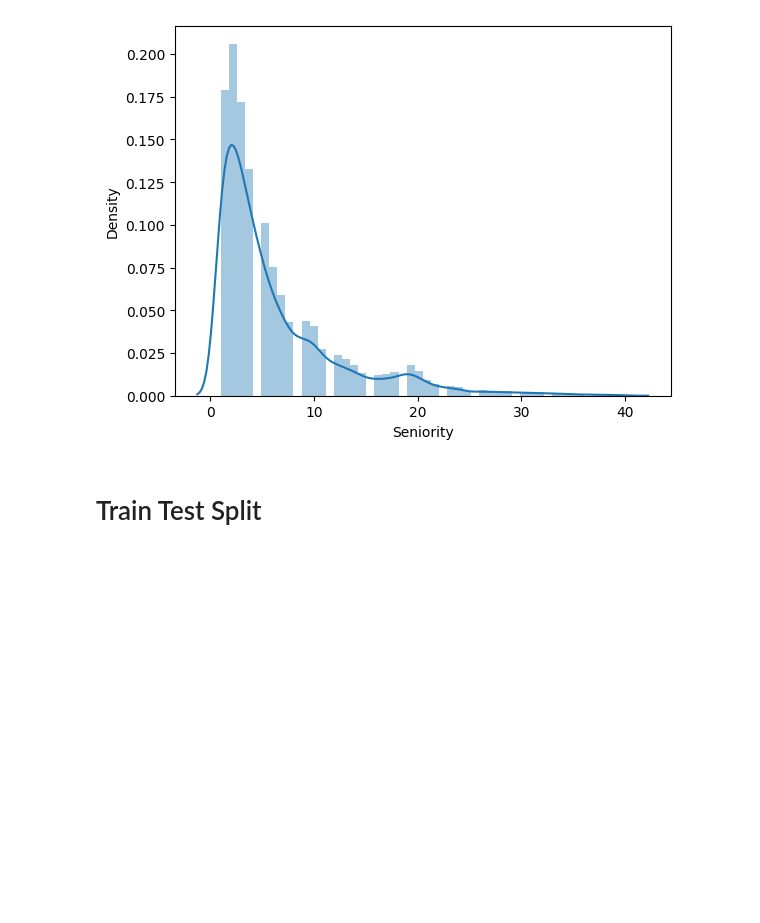
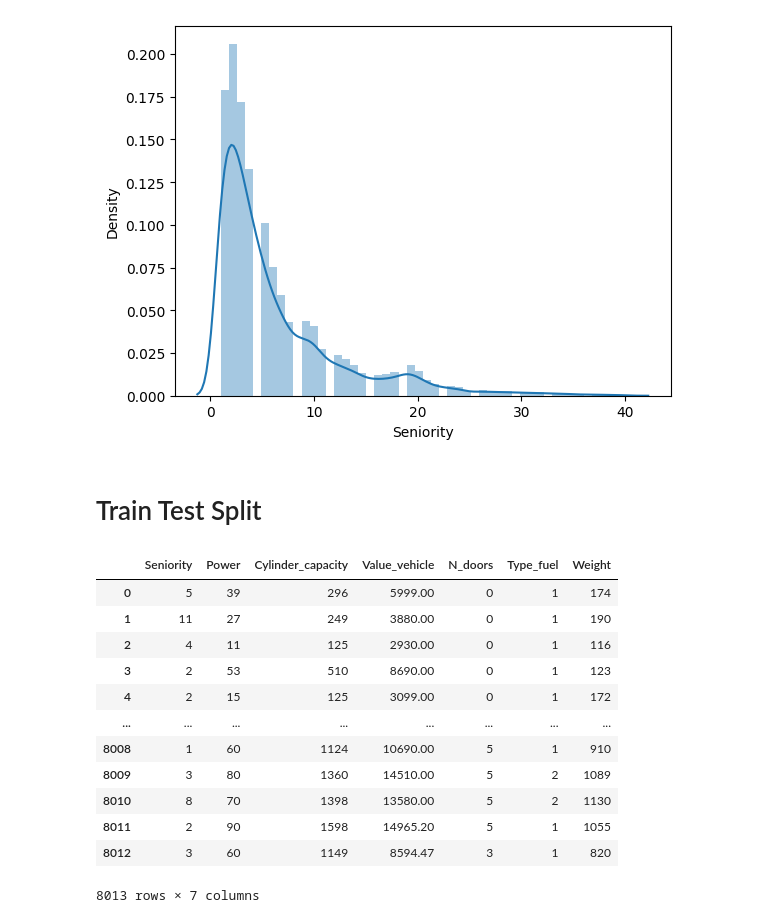
Before and after one commit to ZOHSGroupe/ML-system-recommendation, a Jupyter notebook: sepervised-insurnace.ipynb, the cells around one changed output. Cells and saved outputs as stored; diff of their text form; code cells hidden in the pictures; blank space fills up the shorter version.

```diff
--- a/sepervised-insurnace.ipynb
+++ b/sepervised-insurnace.ipynb
@@ -224,0 +227,19 @@ https://gist.github.com/mwaskom/de44147ed2974457ad6372750bbe5751
+# %%
+X = balanced_insurance.iloc[:,0:-1]
+y = balanced_insurance.iloc[:,-1]
+# %%
+X
+# %% [output]
+|  | Seniority | Power | Cylinder_capacity | Value_vehicle | N_doors | Type_fuel | Weight |
+| 0 | 5 | 39 | 296 | 5999.00 | 0 | 1 | 174 |
+| 1 | 11 | 27 | 249 | 3880.00 | 0 | 1 | 190 |
+| 2 | 4 | 11 | 125 | 2930.00 | 0 | 1 | 116 |
+| 3 | 2 | 53 | 510 | 8690.00 | 0 | 1 | 123 |
+| 4 | 2 | 15 | 125 | 3099.00 | 0 | 1 | 172 |
+| ... | ... | ... | ... | ... | ... | ... | ... |
+| 8008 | 1 | 60 | 1124 | 10690.00 | 5 | 1 | 910 |
+| 8009 | 3 | 80 | 1360 | 14510.00 | 5 | 2 | 1089 |
+| 8010 | 8 | 70 | 1398 | 13580.00 | 5 | 2 | 1130 |
+| 8011 | 2 | 90 | 1598 | 14965.20 | 5 | 1 | 1055 |
+| 8012 | 3 | 60 | 1149 | 8594.47 | 3 | 1 | 820 |
+8013 rows × 7 columns
```
Also changed, not shown: parts of 13 cells of this notebook.
